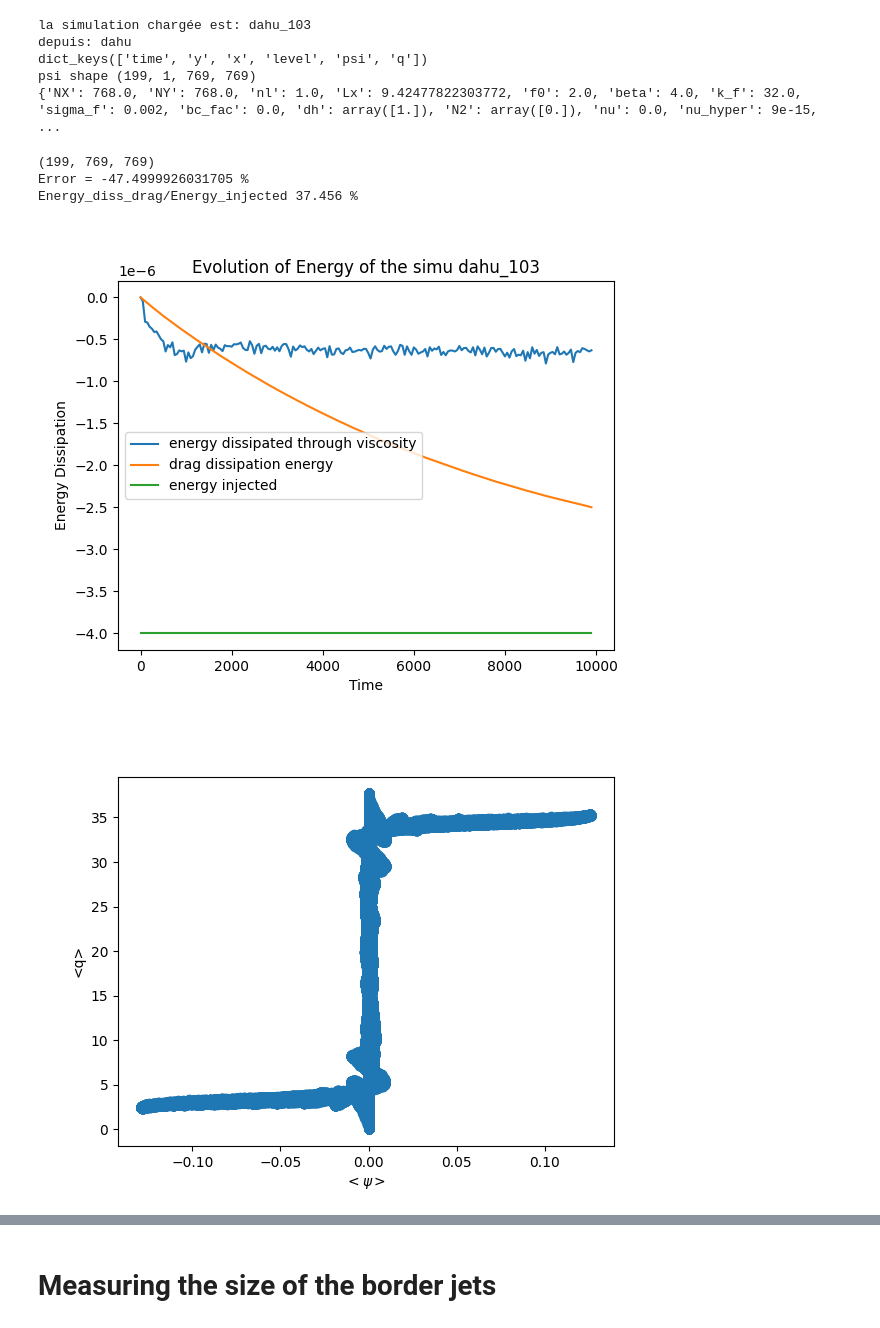
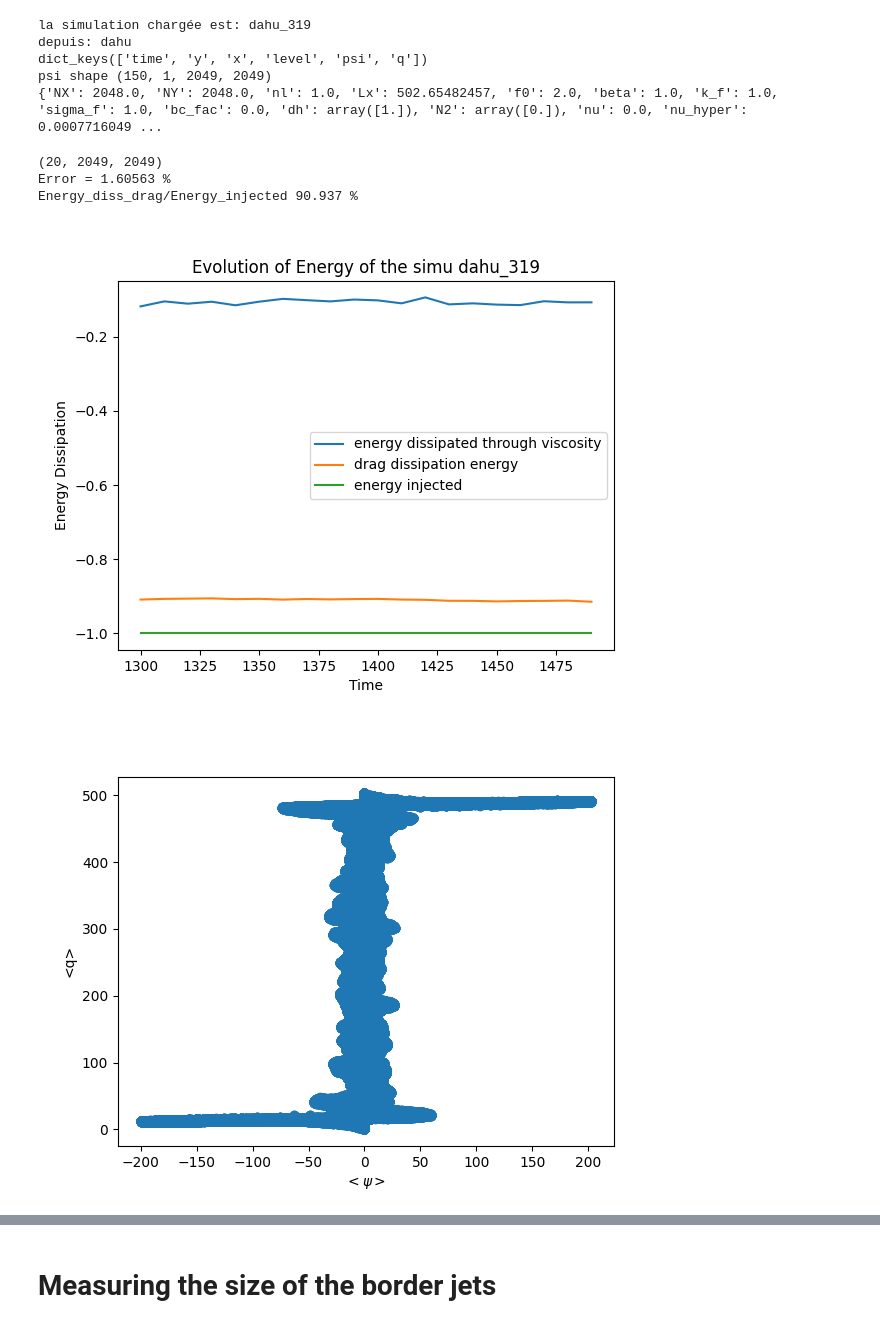
Before and after one commit to LennardMiller/Stage_M2, a Jupyter notebook: Fofonoff_and_Jets.ipynb, the cells around one changed output, grey strips where cells are left out. Cells and saved outputs as stored; diff of their text form; code cells hidden in the pictures.

```diff
--- a/Fofonoff_and_Jets.ipynb
+++ b/Fofonoff_and_Jets.ipynb
@@ -14,7 +14,7 @@ import xarray as xr
 import scipy as sp
 # %%
 #Number of simulation
-n=103
+n=319
 
 #choose between 'local' or 'dahu'
 where='dahu'
@@ -72,13 +72,13 @@ nu_hyper=param['nu_hyper']
 n_hyper=param['n_hyper']
 dt_out=param['dt_out']
 # %% [output]
-la simulation chargée est: dahu_103
+la simulation chargée est: dahu_319
 depuis: dahu
 dict_keys(['time', 'y', 'x', 'level', 'psi', 'q'])
-psi shape (199, 1, 769, 769)
-{'NX': 768.0, 'NY': 768.0, 'nl': 1.0, 'Lx': 9.42477822303772, 'f0': 2.0, 'beta': 4.0, 'k_f': 32.0, 'sigma_f': 0.002, 'bc_fac': 0.0, 'dh': array([1.]), 'N2': array([0.]), 'nu': 0.0, 'nu_hyper': 9e-15,  ...
+psi shape (150, 1, 2049, 2049)
+{'NX': 2048.0, 'NY': 2048.0, 'nl': 1.0, 'Lx': 502.65482457, 'f0': 2.0, 'beta': 1.0, 'k_f': 1.0, 'sigma_f': 1.0, 'bc_fac': 0.0, 'dh': array([1.]), 'N2': array([0.]), 'nu': 0.0, 'nu_hyper': 0.0007716049 ...
 # %%
-time_start =0
+time_start =20
 psi_data = psi[-time_start:, 0, :, :]
 q_data = q[-time_start:, 0, :, :]
 
@@ -119,37 +119,37 @@ if n_hyper==6:
 
 #Dans le cas ou l'hyper visocisté est égale à 4:
 elif n_hyper==4:
 
     enstro_diss=nu_hyper*np.mean(lap_vorticity*q_data,axis=(1,2))
 
 mean_enstro_diss=np.mean(enstro_diss[:])
 mean_energy_diss=np.mean(energy_diss[:])
 mean_energy_inj=np.mean(energy_inj[:])
 
 #computing the error of the energy dissipation
 print("Error =",round(-mean_energy_diss-mean_enstro_diss-mean_energy_inj,7)/mean_energy_inj*100,'%')
 
 
 ratioE=mean_energy_diss/mean_energy_inj*100
 print("Energy_diss_drag/Energy_injected",-round(ratioE,3),'%')
 
 plt.figure()
 
 plt.plot(t[-time_start:],enstro_diss,label='energy dissipated through viscosity')
 plt.plot(t[-time_start:],energy_diss,label='drag dissipation energy')
 plt.plot(t[-time_start:],-energy_inj,label='energy injected')
 
 plt.legend()
 plt.xlabel('Time')
 plt.ylabel('Energy Dissipation')
 plt.title('Evolution of Energy of the simu '+str(simu_name))
 #plt.savefig('./figures/Energy_Dissipation_'+str(simu_name)+'.png')
 plt.show()
 # %% [output]
-(199, 769, 769)
-Error = -47.4999926031705 %
-Energy_diss_drag/Energy_injected 37.456 %
+(20, 2049, 2049)
+Error = 1.60563 %
+Energy_diss_drag/Energy_injected 90.937 %
-[figure, old version]
+[figure, new version]
 # %%
 #We plot the mean streamfunction  and the mean q
 startt=0
@@ -164,7 +164,7 @@ plt.xlabel(r'$<\psi>$')
 plt.ylabel('<q>')
 plt.show()
 # %% [output]
-[figure, old version]
+[figure, new version]
 # %%
 plt.figure()
 plt.imshow(psi_mean,vmax=np.max(psi_mean))#+beta*Y)
```
Also changed, not shown: parts of 6 cells of this notebook, 6 other files.
